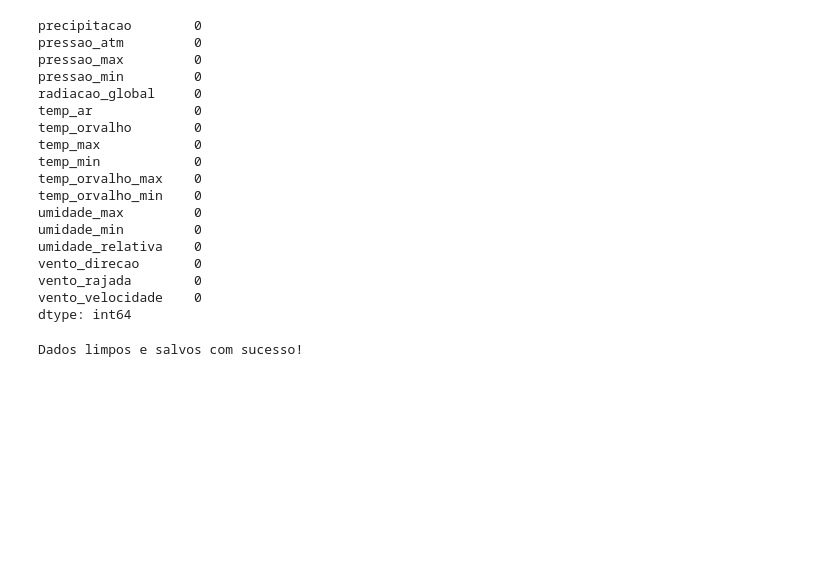
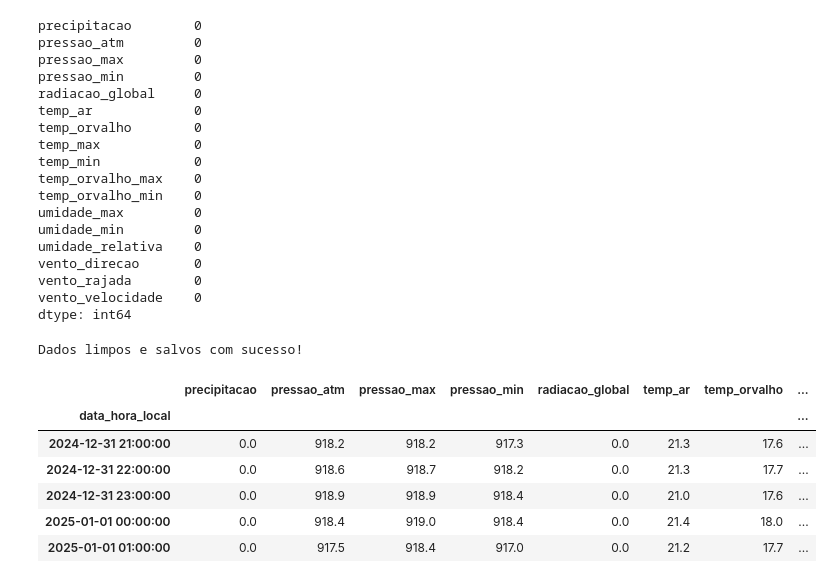
Before and after one commit to MateusMelo6/TP01---Eng---Soft, a Jupyter notebook: notebooks/01_limpeza_dados.ipynb, the cells around one changed output. Cells and saved outputs as stored; diff of their text form; code cells hidden in the pictures; blank space fills up the shorter version.

```diff
--- a/notebooks/01_limpeza_dados.ipynb
+++ b/notebooks/01_limpeza_dados.ipynb
@@ -118,3 +120,13 @@ df.to_csv('../data/INMET_Pampulha_Limpo.csv')
 print("Dados limpos e salvos com sucesso!")
 # %% [output]
 Dados limpos e salvos com sucesso!
+# %%
+df.head()
+# %% [output]
+|  | precipitacao | pressao_atm | pressao_max | pressao_min | radiacao_global | temp_ar | temp_orvalho | ... |
+| data_hora_local |  |  |  |  |  |  |  | ... |
+| 2024-12-31 21:00:00 | 0.0 | 918.2 | 918.2 | 917.3 | 0.0 | 21.3 | 17.6 | ... |
+| 2024-12-31 22:00:00 | 0.0 | 918.6 | 918.7 | 918.2 | 0.0 | 21.3 | 17.7 | ... |
+| 2024-12-31 23:00:00 | 0.0 | 918.9 | 918.9 | 918.4 | 0.0 | 21.0 | 17.6 | ... |
+| 2025-01-01 00:00:00 | 0.0 | 918.4 | 919.0 | 918.4 | 0.0 | 21.4 | 18.0 | ... |
+| 2025-01-01 01:00:00 | 0.0 | 917.5 | 918.4 | 917.0 | 0.0 | 21.2 | 17.7 | ... |
```
Also changed, not shown: parts of 2 cells of this notebook, 1 other file.
